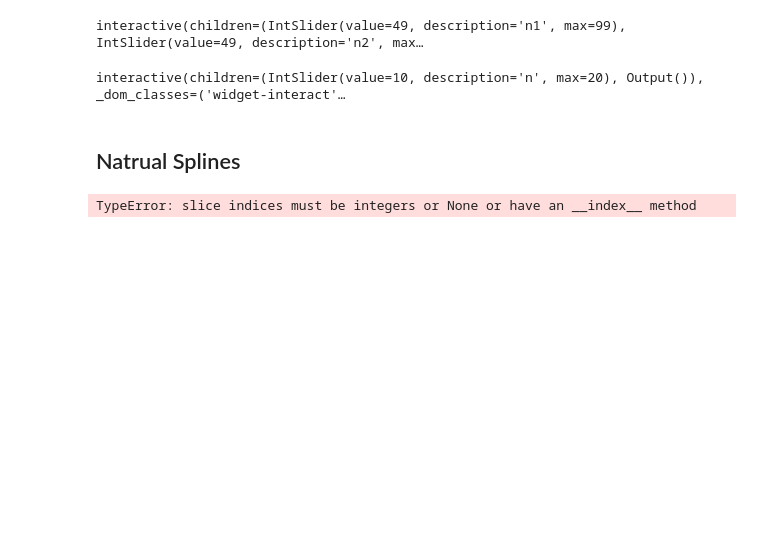
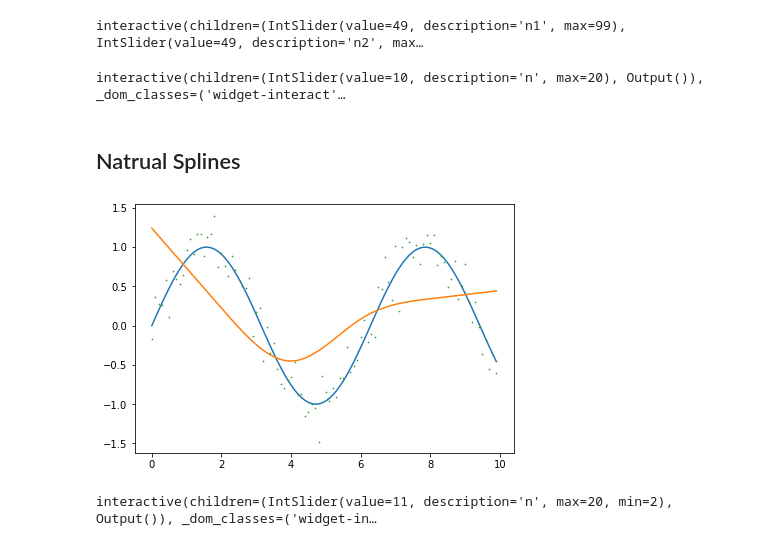
Before and after one commit to RDoerfel/binder, a Jupyter notebook: splines.ipynb, the cells around one changed output. Cells and saved outputs as stored; diff of their text form; code cells hidden in the pictures; blank space fills up the shorter version.

```diff
--- a/splines.ipynb
+++ b/splines.ipynb
@@ -224,4 +192,0 @@ def natCubicSpline(X,iKnots):
-# %%
-matNatSpline = natCubicSpline(x,2)
-# %% [output]
-TypeError: slice indices must be integers or None or have an __index__ method
@@ -227,0 +256,40 @@ TypeError: slice indices must be integers or None or have an __index__ method
+# %%
+natSpline = natCubicSpline(x,4)
+b = getB(natSpline,yNoise)
+# f(x) = b.T * h
+fx = b.reshape(len(b),1) * natSpline
+fx = sum(fx,0)
+
+# plot
+fig3 = plt.figure()
+ax3 = fig3.add_subplot(111)
+ax3.plot(x,y)
+ax3.plot(x,fx)
+ax3.plot(x,yNoise,'o',markersize = 0.7)
+#ax3.legend(['fx','yNoise'], loc = 'lower center', ncol = 6)
+plt.tight_layout()
+plt.show()
+# %% [output]
+[figure, added]
+# %%
+## interactive part - get a feeling for number of knots in natural cubic splines
+
+@interact
+def show_articles_more_than(n=(2, 20, 1)):
+    H = natCubicSpline(x,n)
+    b = getB(H,yNoise)
+    fx = b.reshape(len(b),1) * H
+    fx = sum(fx,0)
+
+    fig3 = plt.figure()
+    ax3 = fig3.add_subplot(111)
+    ax3.plot(x,y)
+    ax3.plot(x,fx)
+    ax3.plot(x,yNoise,'o',markersize = 0.7)
+    dx = ((len(x))/(n+1))
+    for i in range(1,n+1):
+        nk = int(round(i*dx,0))
+        ax3.axvline(x[nk],ls = '--', lw = .5, color = 'C7')
+    return
+# %% [output]
+interactive(children=(IntSlider(value=11, description='n', max=20, min=2), Output()), _dom_classes=('widget-in…
```
Also changed, not shown: parts of 7 cells of this notebook.
